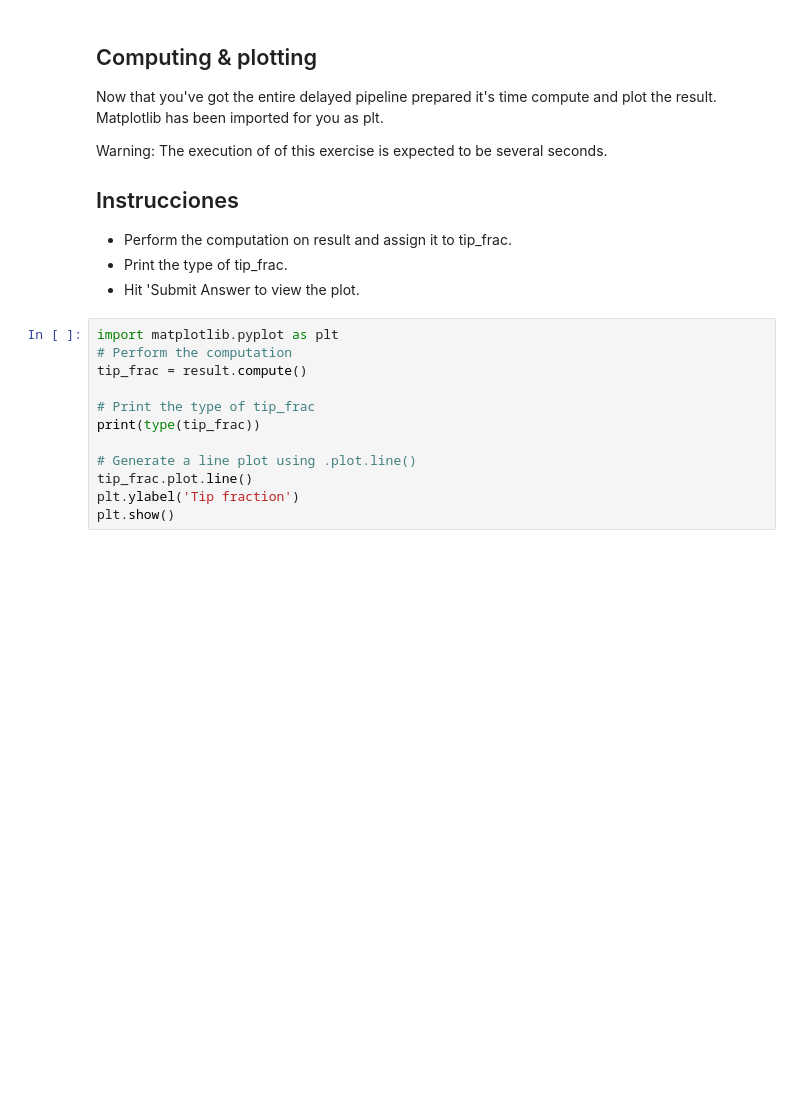
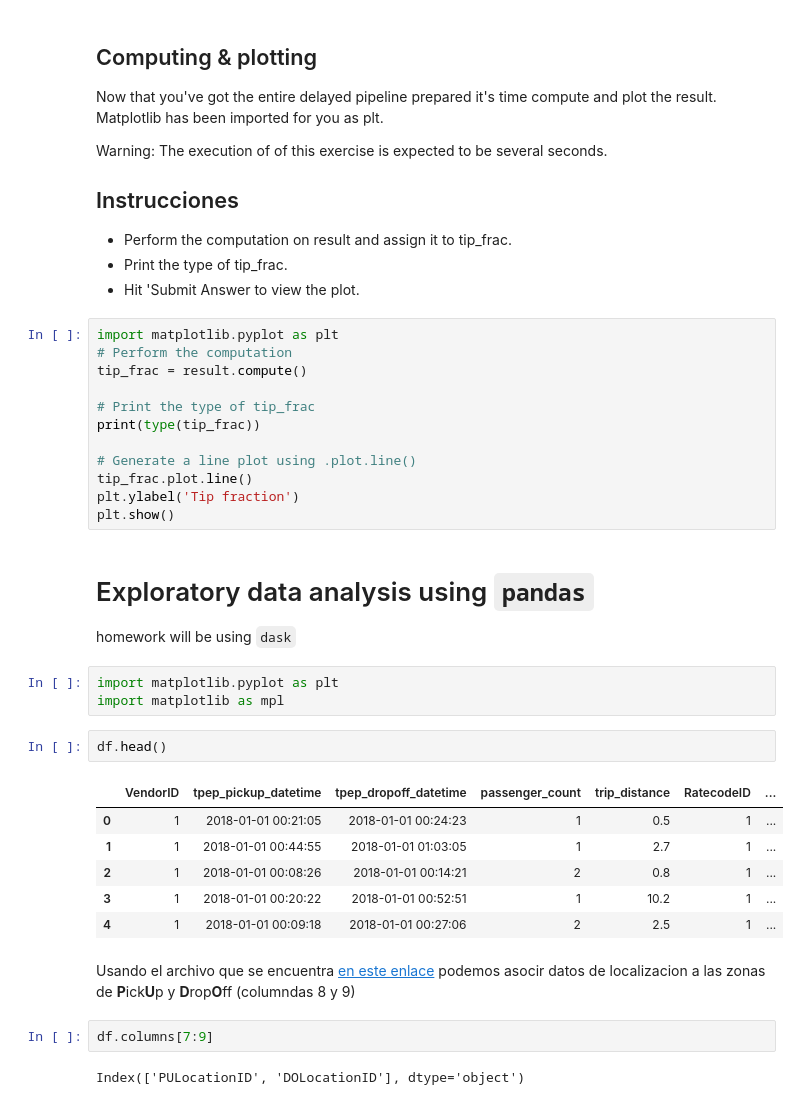
Before and after one commit to htapiagroup/sistdist, a Jupyter notebook: MCA_SDU_S6.ipynb, the cells around one changed output. Saved outputs shown, nothing was run; the diff lists cells and outputs as text; blank space fills up the shorter version.

```diff
--- a/MCA_SDU_S6.ipynb
+++ b/MCA_SDU_S6.ipynb
@@ -153,3 +156,25 @@ print(type(tip_frac))
 tip_frac.plot.line()
 plt.ylabel('Tip fraction')
 plt.show()
+# %% [markdown]
+# Exploratory data analysis using `pandas`
+
+homework will be using `dask`
+# %%
+import matplotlib.pyplot as plt
+import matplotlib as mpl
+# %%
+df.head()
+# %% [output]
+|  | VendorID | tpep_pickup_datetime | tpep_dropoff_datetime | passenger_count | trip_distance | RatecodeID | ... |
+| 0 | 1 | 2018-01-01 00:21:05 | 2018-01-01 00:24:23 | 1 | 0.5 | 1 | ... |
+| 1 | 1 | 2018-01-01 00:44:55 | 2018-01-01 01:03:05 | 1 | 2.7 | 1 | ... |
+| 2 | 1 | 2018-01-01 00:08:26 | 2018-01-01 00:14:21 | 2 | 0.8 | 1 | ... |
+| 3 | 1 | 2018-01-01 00:20:22 | 2018-01-01 00:52:51 | 1 | 10.2 | 1 | ... |
+| 4 | 1 | 2018-01-01 00:09:18 | 2018-01-01 00:27:06 | 2 | 2.5 | 1 | ... |
+# %% [markdown]
+Usando el archivo que se encuentra [en este enlace](https://s3.amazonaws.com/nyc-tlc/misc/taxi+_zone_lookup.csv) podemos asocir datos de localizacion a las zonas de **P**ick**U**p y **D**rop**O**ff (columndas 8 y 9)
+# %%
+df.columns[7:9]
+# %% [output]
+Index(['PULocationID', 'DOLocationID'], dtype='object')
```
Also changed, not shown: parts of 25 cells of this notebook.
